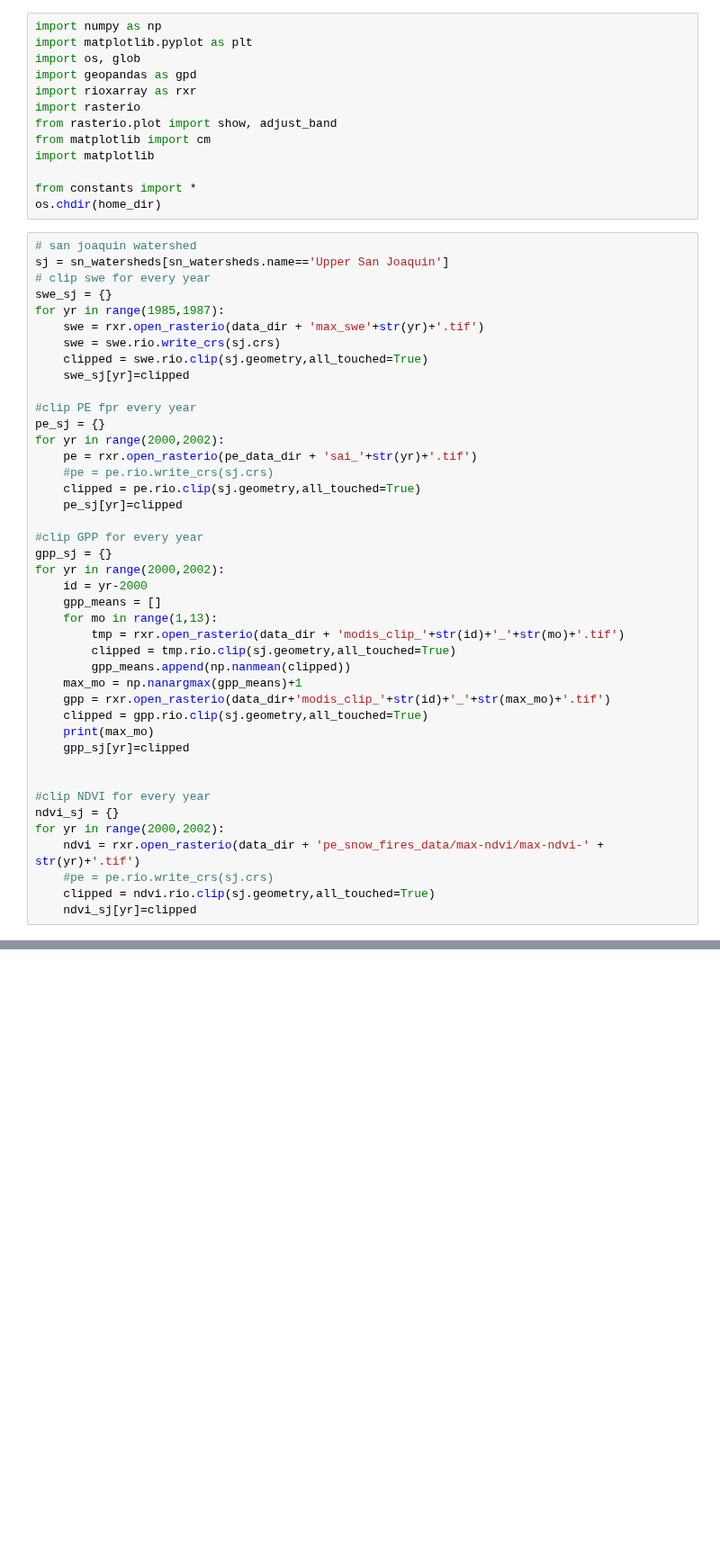
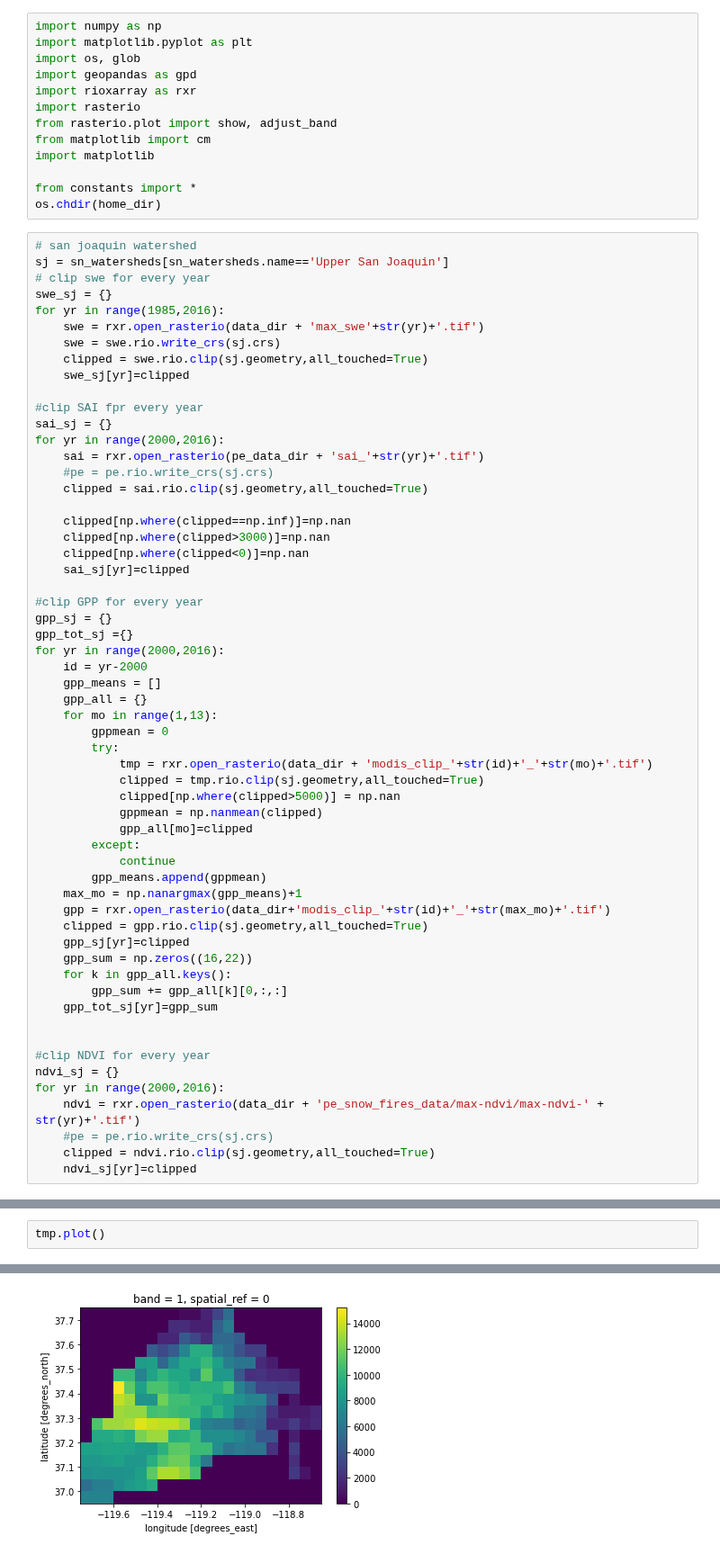
Before and after one commit to mariannecowherd/pe_snow_fires, a Jupyter notebook: scripts/avhrr_ndvi.ipynb, the cells around one changed output, grey strips where cells are left out. Shown at 90% size. Saved outputs shown, nothing was run; the diff lists cells and outputs as text; blank space fills up the shorter version.

```diff
--- a/scripts/avhrr_ndvi.ipynb
+++ b/scripts/avhrr_ndvi.ipynb
@@ -16,39 +16,55 @@ os.chdir(home_dir)
 sj = sn_watersheds[sn_watersheds.name=='Upper San Joaquin']
 # clip swe for every year
 swe_sj = {}
-for yr in range(1985,1987):
+for yr in range(1985,2016):
     swe = rxr.open_rasterio(data_dir + 'max_swe'+str(yr)+'.tif')
     swe = swe.rio.write_crs(sj.crs)
     clipped = swe.rio.clip(sj.geometry,all_touched=True)
     swe_sj[yr]=clipped
 
-#clip PE fpr every year
-pe_sj = {}
-for yr in range(2000,2002):
-    pe = rxr.open_rasterio(pe_data_dir + 'sai_'+str(yr)+'.tif')
+#clip SAI fpr every year
+sai_sj = {}
+for yr in range(2000,2016):
+    sai = rxr.open_rasterio(pe_data_dir + 'sai_'+str(yr)+'.tif')
     #pe = pe.rio.write_crs(sj.crs)
-    clipped = pe.rio.clip(sj.geometry,all_touched=True)
-    pe_sj[yr]=clipped
+    clipped = sai.rio.clip(sj.geometry,all_touched=True)
+
+    clipped[np.where(clipped==np.inf)]=np.nan
+    clipped[np.where(clipped>3000)]=np.nan
+    clipped[np.where(clipped<0)]=np.nan
+    sai_sj[yr]=clipped
 
 #clip GPP for every year
 gpp_sj = {}
-for yr in range(2000,2002):
+gpp_tot_sj ={}
+for yr in range(2000,2016):
     id = yr-2000
     gpp_means = []
+    gpp_all = {}
     for mo in range(1,13):
-        tmp = rxr.open_rasterio(data_dir + 'modis_clip_'+str(id)+'_'+str(mo)+'.tif')
-        clipped = tmp.rio.clip(sj.geometry,all_touched=True)
-        gpp_means.append(np.nanmean(clipped))
+        gppmean = 0
+        try:
+            tmp = rxr.open_rasterio(data_dir + 'modis_clip_'+str(id)+'_'+str(mo)+'.tif')
+            clipped = tmp.rio.clip(sj.geometry,all_touched=True)
+            clipped[np.where(clipped>5000)] = np.nan
+            gppmean = np.nanmean(clipped)
+            gpp_all[mo]=clipped
+        except:
+            continue
+        gpp_means.append(gppmean)
     max_mo = np.nanargmax(gpp_means)+1
     gpp = rxr.open_rasterio(data_dir+'modis_clip_'+str(id)+'_'+str(max_mo)+'.tif')
     clipped = gpp.rio.clip(sj.geometry,all_touched=True)
-    print(max_mo)
     gpp_sj[yr]=clipped
+    gpp_sum = np.zeros((16,22))
+    for k in gpp_all.keys():
+        gpp_sum += gpp_all[k][0,:,:]
+    gpp_tot_sj[yr]=gpp_sum
 
 
 #clip NDVI for every year
 ndvi_sj = {}
-for yr in range(2000,2002):
+for yr in range(2000,2016):
     ndvi = rxr.open_rasterio(data_dir + 'pe_snow_fires_data/max-ndvi/max-ndvi-' + str(yr)+'.tif')
     #pe = pe.rio.write_crs(sj.crs)
     clipped = ndvi.rio.clip(sj.geometry,all_touched=True)
@@ -58,0 +100,3 @@ for yr in range(2000,2002):
+# %%
+tmp.plot()
+# %% [output]
@@ -59,2 +104,3 @@ for yr in range(2000,2002):
+[figure, added]
 # %%
 # %% [output]
```
Also changed, not shown: parts of 7 cells of this notebook.
